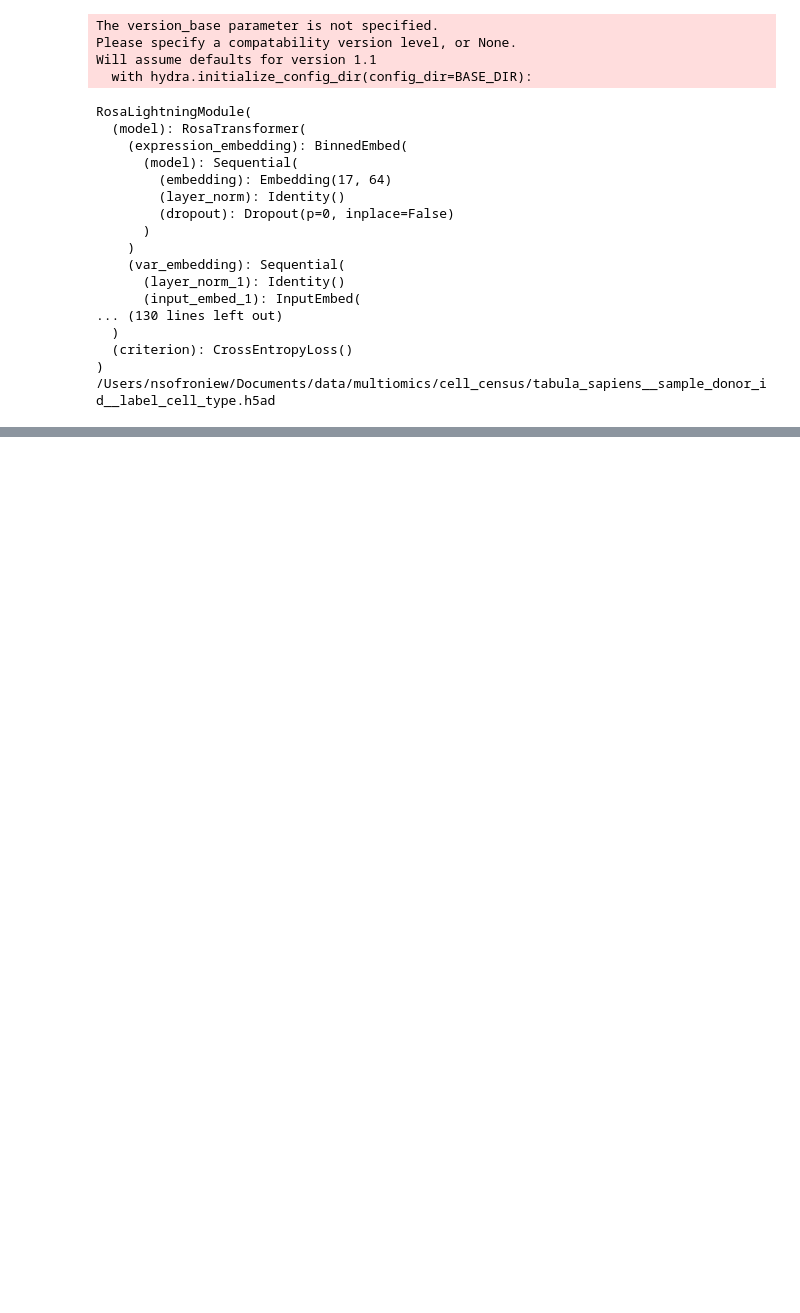
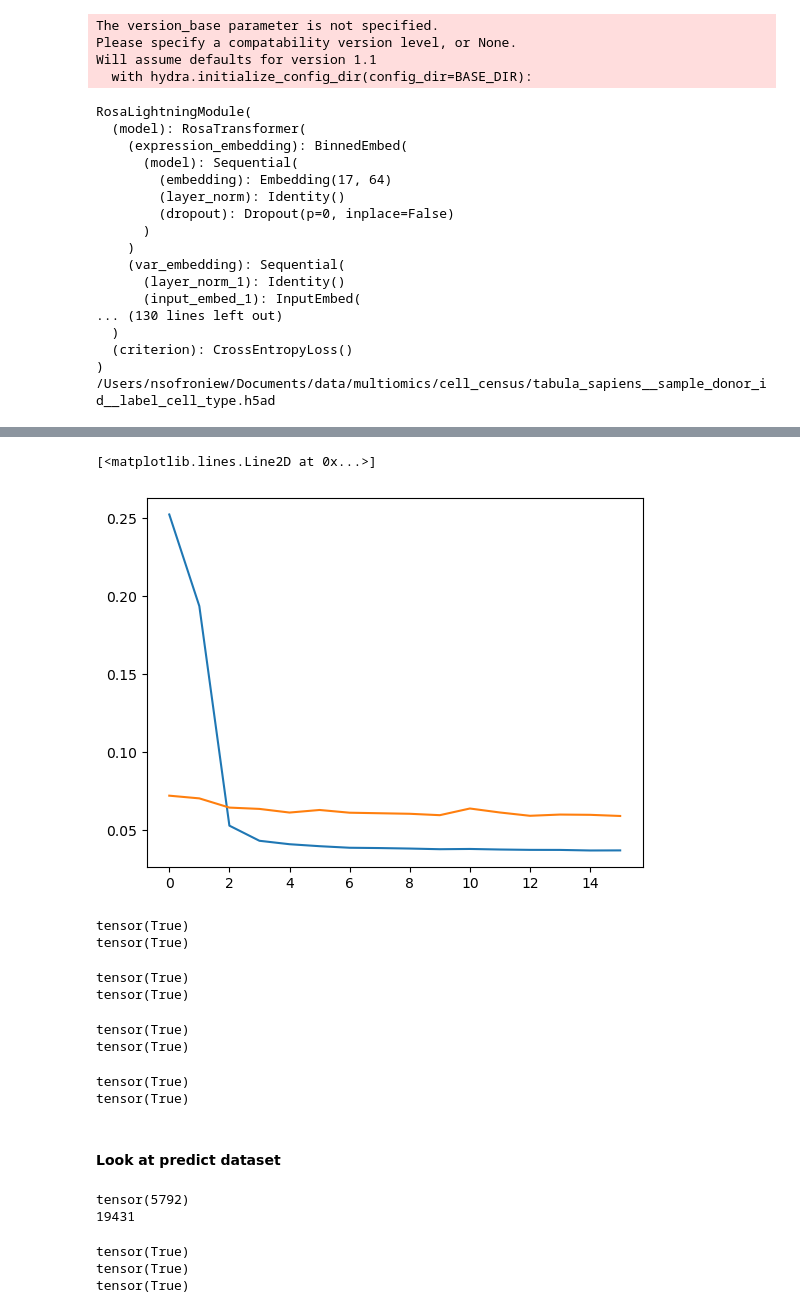
Before and after one commit to sofroniewn/rosa, a Jupyter notebook: notebooks/explore.ipynb, the cells around one changed output, grey strips where cells are left out. Saved outputs shown, nothing was run; the diff lists cells and outputs as text; code cells hidden in the pictures; blank space fills up the shorter version.

```diff
--- a/notebooks/explore.ipynb
+++ b/notebooks/explore.ipynb
@@ -71,0 +99,18 @@ False
+# %%
+expression = []
+expression_masked = []
+for item in tqdm(rdm.val_dataset):
+    expression.append(item['expression_target'])
+    expression_masked.append(item['expression_target'][item['mask']])
+expression = torch.stack(expression, dim=0)
+expression_masked = torch.stack(expression_masked, dim=0)
+values, counts = torch.unique(expression, return_counts=True)
+values, counts_masked = torch.unique(expression_masked, return_counts=True)
+counts = counts / counts.sum()
+counts_masked = counts_masked / counts_masked.sum()
+# %%
+plt.plot(counts)
+plt.plot(counts_masked)
+# %% [output]
+[<matplotlib.lines.Line2D at 0x...>]
+[figure, added]
@@ -71,0 +120,48 @@ False
+# %%
+print(torch.all(~torch.isin(train_var, test_var)))
+print(torch.all(~torch.isin(test_var, train_var)))
+# %% [output]
+tensor(True)
+tensor(True)
+# %%
+item = rdm.train_dataset[10]
+print(torch.all(torch.isin(item['var_indices'], train_var)))
+print(torch.all(~torch.isin(item['var_indices'], test_var)))
+# %% [output]
+tensor(True)
+tensor(True)
+# %%
+item = rdm.train_dataset[10]
+mask_var = item['var_indices'][item['mask']]
+print(torch.all(torch.isin(mask_var, train_var)))
+print(torch.all(~torch.isin(mask_var, test_var)))
+# %% [output]
+tensor(True)
+tensor(True)
+# %%
+item = rdm.val_dataset[10]
+mask_var = item['var_indices'][item['mask']]
+print(torch.all(~torch.isin(mask_var, train_var)))
+print(torch.all(torch.isin(mask_var, test_var)))
+# %% [output]
+tensor(True)
+tensor(True)
+# %% [markdown]
+#### Look at predict dataset
+# %%
+item = rdm.predict_dataset[0]
+print(item['mask'].sum())
+print(len(item['mask']))
+# %% [output]
+tensor(5792)
+19431
+# %%
+item = rdm.predict_dataset[10]
+mask_var = item['var_indices'][item['mask']]
+print(torch.all(~torch.isin(mask_var, train_var)))
+print(torch.all(torch.isin(mask_var, test_var)))
+print(torch.all(torch.isin(test_var, mask_var)))
+# %% [output]
+tensor(True)
+tensor(True)
+tensor(True)
```
Also changed, not shown: parts of 28 cells of this notebook, 6 other files.
